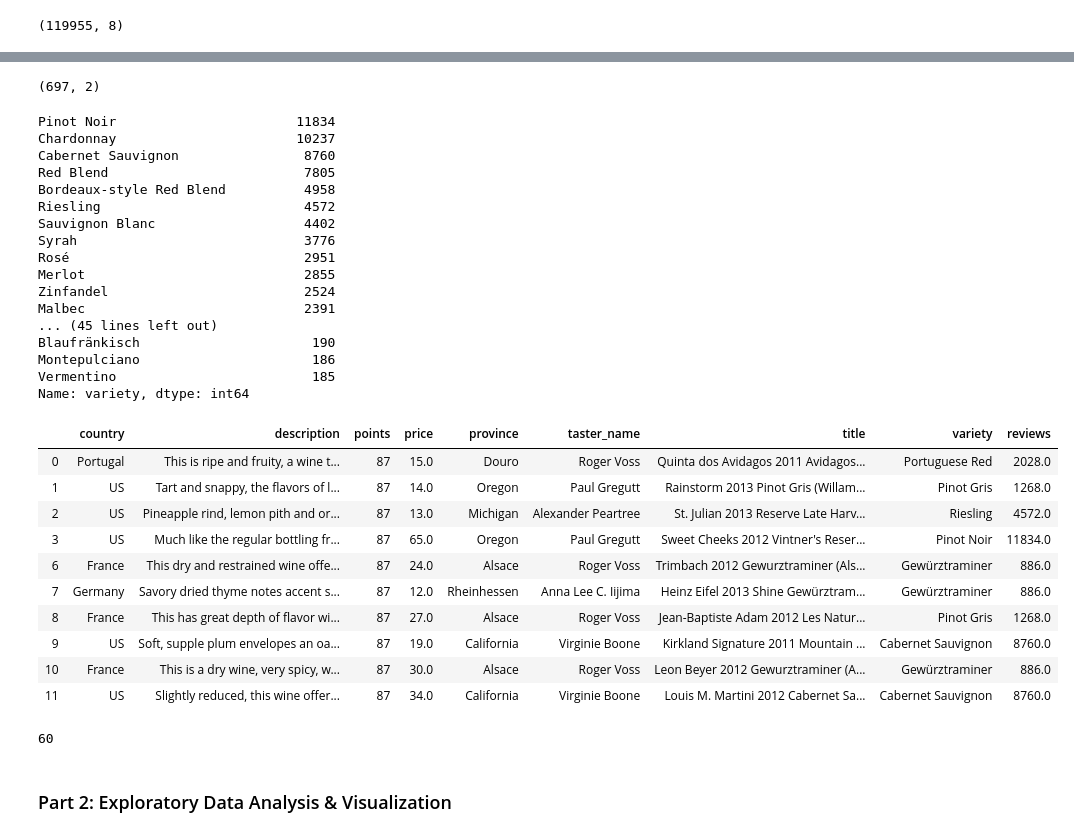
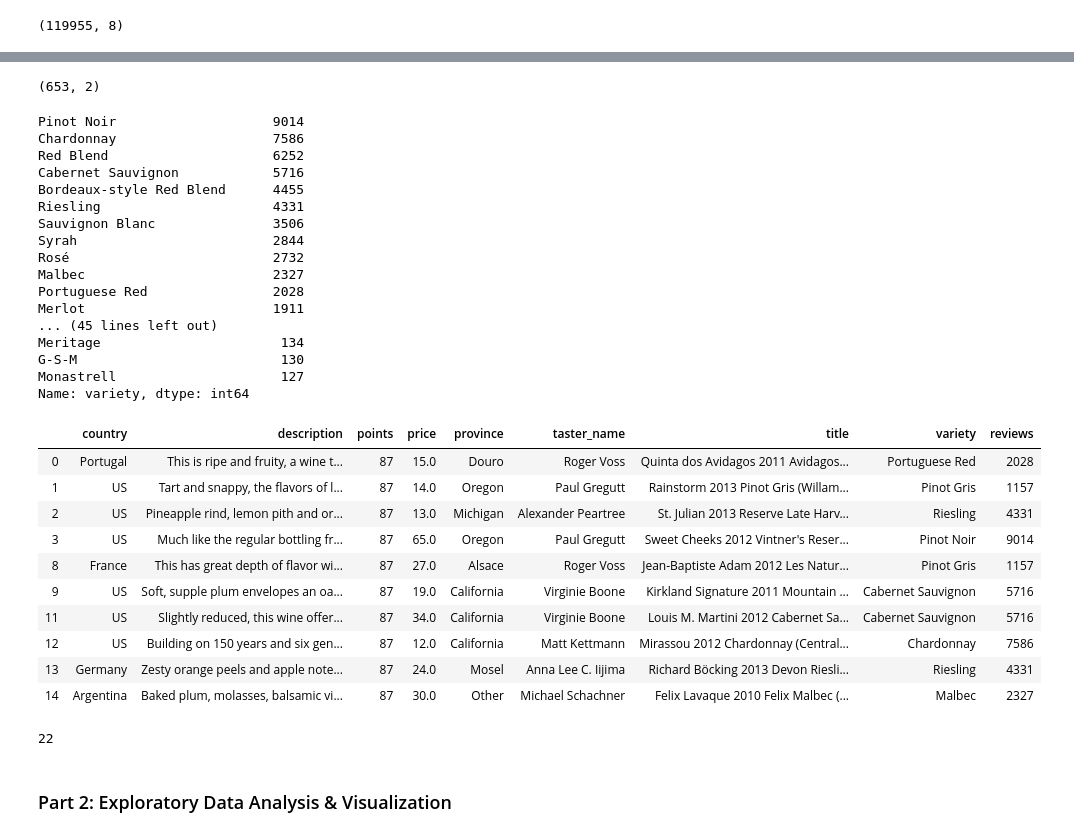
Before and after one commit to Adamantia/WiMLDS-Workshop-Natural-Language-Processing, a Jupyter notebook: WiMLDS Amsterdam - NLP Workshop 7.11.2019.ipynb, the cells around one changed output, grey strips where cells are left out. Cells and saved outputs as stored; diff of their text form; code cells hidden in the pictures.

```diff
--- a/WiMLDS Amsterdam - NLP Workshop 7.11.2019.ipynb
+++ b/WiMLDS Amsterdam - NLP Workshop 7.11.2019.ipynb
@@ -58,5 +56,7 @@ wine_df.shape
 # %%
 #drop rows with NaN price, points and description
 wine_df = wine_df.dropna(subset=['price', 'points', 'description'])
+#Also we will drop any empty values
+wine_df = wine_df.dropna()
 wine_df.shape
 # %% [output]
@@ -108,49 +108,50 @@ varieties = varieties.to_frame('count').reset_index()
 varieties.columns = ['variety', 'reviews']
 varieties.shape
 # %% [output]
-(697, 2)
+(653, 2)
 # %%
-#Of the 697 grape varieties represented in this dataset 60 have 90% of all reviews. So we will drop varieties with less than 185 reviews.
+#Of the 697 grape varieties represented in this dataset less than 10% have 90% of all reviews.
+#We can set a threshold drop varieties with less than 1000 reviews.
 print(wine_df.variety.value_counts().head(60))
 # %% [output]
-Pinot Noir                       11834
-Chardonnay                       10237
-Cabernet Sauvignon                8760
-Red Blend                         7805
-Bordeaux-style Red Blend          4958
-Riesling                          4572
-Sauvignon Blanc                   4402
-Syrah                             3776
-Rosé                              2951
-Merlot                            2855
-Zinfandel                         2524
-Malbec                            2391
+Pinot Noir                    9014
+Chardonnay                    7586
+Red Blend                     6252
+Cabernet Sauvignon            5716
+Bordeaux-style Red Blend      4455
+Riesling                      4331
+Sauvignon Blanc               3506
+Syrah                         2844
+Rosé                          2732
+Malbec                        2327
+Portuguese Red                2028
+Merlot                        1911
 ... (45 lines left out)
-Blaufränkisch                      190
-Montepulciano                      186
-Vermentino                         185
+Meritage                       134
+G-S-M                          130
+Monastrell                     127
 Name: variety, dtype: int64
 # %%
 wines1 = wine_df.merge(varieties, on="variety", how='left')
-wines = wines1[wines1['reviews'] >= 185]
+wines = wines1[wines1['reviews'] >= 1000]
 wines.head(10)
 # %% [output]
 |  | country | description | points | price | province | taster_name | title | variety | reviews |
-| 0 | Portugal | This is ripe and fruity, a wine t... | 87 | 15.0 | Douro | Roger Voss | Quinta dos Avidagos 2011 Avidagos... | Portuguese Red | 2028.0 |
-| 1 | US | Tart and snappy, the flavors of l... | 87 | 14.0 | Oregon | Paul Gregutt | Rainstorm 2013 Pinot Gris (Willam... | Pinot Gris | 1268.0 |
-| 2 | US | Pineapple rind, lemon pith and or... | 87 | 13.0 | Michigan | Alexander Peartree | St. Julian 2013 Reserve Late Harv... | Riesling | 4572.0 |
-| 3 | US | Much like the regular bottling fr... | 87 | 65.0 | Oregon | Paul Gregutt | Sweet Cheeks 2012 Vintner's Reser... | Pinot Noir | 11834.0 |
-| 6 | France | This dry and restrained wine offe... | 87 | 24.0 | Alsace | Roger Voss | Trimbach 2012 Gewurztraminer (Als... | Gewürztraminer | 886.0 |
-| 7 | Germany | Savory dried thyme notes accent s... | 87 | 12.0 | Rheinhessen | Anna Lee C. Iijima | Heinz Eifel 2013 Shine Gewürztram... | Gewürztraminer | 886.0 |
-| 8 | France | This has great depth of flavor wi... | 87 | 27.0 | Alsace | Roger Voss | Jean-Baptiste Adam 2012 Les Natur... | Pinot Gris | 1268.0 |
-| 9 | US | Soft, supple plum envelopes an oa... | 87 | 19.0 | California | Virginie Boone | Kirkland Signature 2011 Mountain ... | Cabernet Sauvignon | 8760.0 |
-| 10 | France | This is a dry wine, very spicy, w... | 87 | 30.0 | Alsace | Roger Voss | Leon Beyer 2012 Gewurztraminer (A... | Gewürztraminer | 886.0 |
-| 11 | US | Slightly reduced, this wine offer... | 87 | 34.0 | California | Virginie Boone | Louis M. Martini 2012 Cabernet Sa... | Cabernet Sauvignon | 8760.0 |
+| 0 | Portugal | This is ripe and fruity, a wine t... | 87 | 15.0 | Douro | Roger Voss | Quinta dos Avidagos 2011 Avidagos... | Portuguese Red | 2028 |
+| 1 | US | Tart and snappy, the flavors of l... | 87 | 14.0 | Oregon | Paul Gregutt | Rainstorm 2013 Pinot Gris (Willam... | Pinot Gris | 1157 |
+| 2 | US | Pineapple rind, lemon pith and or... | 87 | 13.0 | Michigan | Alexander Peartree | St. Julian 2013 Reserve Late Harv... | Riesling | 4331 |
+| 3 | US | Much like the regular bottling fr... | 87 | 65.0 | Oregon | Paul Gregutt | Sweet Cheeks 2012 Vintner's Reser... | Pinot Noir | 9014 |
+| 8 | France | This has great depth of flavor wi... | 87 | 27.0 | Alsace | Roger Voss | Jean-Baptiste Adam 2012 Les Natur... | Pinot Gris | 1157 |
+| 9 | US | Soft, supple plum envelopes an oa... | 87 | 19.0 | California | Virginie Boone | Kirkland Signature 2011 Mountain ... | Cabernet Sauvignon | 5716 |
+| 11 | US | Slightly reduced, this wine offer... | 87 | 34.0 | California | Virginie Boone | Louis M. Martini 2012 Cabernet Sa... | Cabernet Sauvignon | 5716 |
+| 12 | US | Building on 150 years and six gen... | 87 | 12.0 | California | Matt Kettmann | Mirassou 2012 Chardonnay (Central... | Chardonnay | 7586 |
+| 13 | Germany | Zesty orange peels and apple note... | 87 | 24.0 | Mosel | Anna Lee C. Iijima | Richard Böcking 2013 Devon Riesli... | Riesling | 4331 |
+| 14 | Argentina | Baked plum, molasses, balsamic vi... | 87 | 30.0 | Other | Michael Schachner | Felix Lavaque 2010 Felix Malbec (... | Malbec | 2327 |
 # %%
-# double check we have all unique 60 varieties
+# double check how many unique varieties we have left
 wines.variety.nunique()
 # %% [output]
-60
+22
 # %% [markdown]
 ### Part 2: Exploratory Data Analysis & Visualization
 # %%
```
Also changed, not shown: parts of 42 cells of this notebook.
